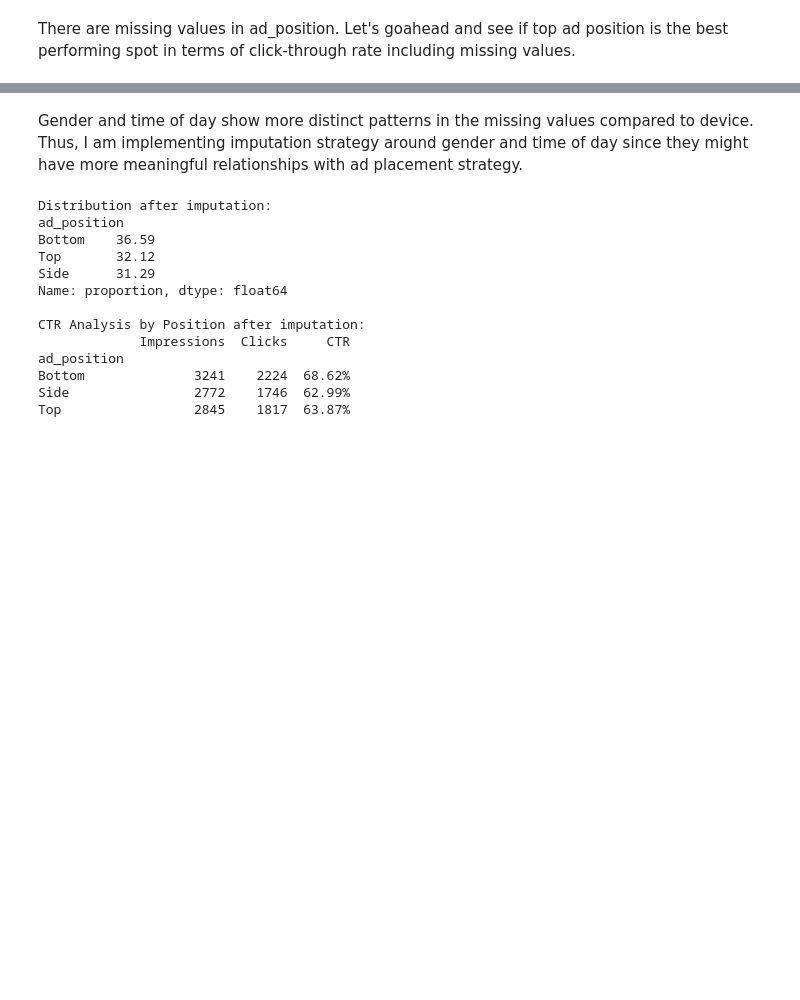
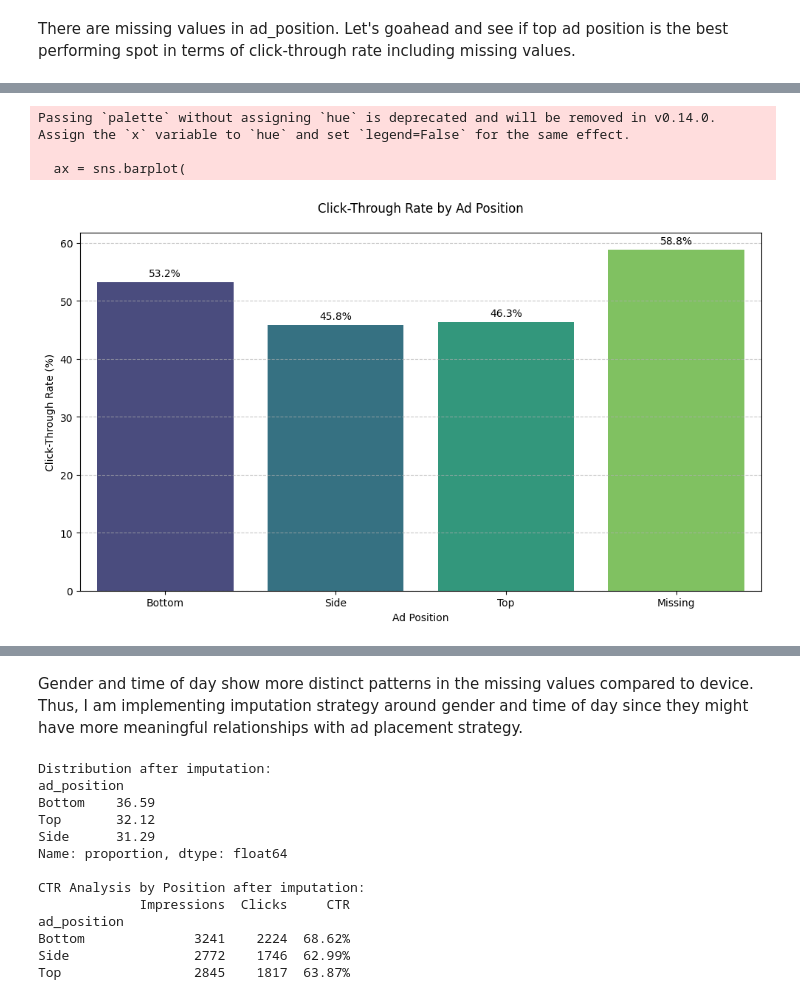
Before and after one commit to bebekim/kaggle-ad-prediction, a Jupyter notebook: mindset_challenge_alternative.ipynb, the cells around one changed output, grey strips where cells are left out. Drawn from its saved outputs; the diff is of its cells as text; code cells hidden in the pictures; blank space fills up the shorter version.

```diff
--- a/mindset_challenge_alternative.ipynb
+++ b/mindset_challenge_alternative.ipynb
@@ -70,0 +188,16 @@ Distribution of ad positions including NaN:
+# %%
+# Create Data Quality Score
+print("\n=== Data Quality Score ===")
+df_clean['data_quality_score'] = df_clean.apply(lambda x: sum([
+    not pd.isnull(x['age']),
+    not pd.isnull(x['gender']),
+    not pd.isnull(x['device_type']),
+    not pd.isnull(x['ad_position']),
+    not pd.isnull(x['browsing_history']),
+    not pd.isnull(x['time_of_day'])
+]), axis=1)
+
+print("\nData quality score distribution:")
+print(df_clean['data_quality_score'].value_counts(normalize=True).sort_index() * 100)
+
+df_clean.to_csv('ad_click_clean_dataset_quality.csv', index=False)
@@ -646,0 +448,41 @@ KeyError: 'conversion_value'
+# %%
+import seaborn as sns
+import matplotlib.pyplot as plt
+
+# This will be included in the google slide
+
+# For plotting, convert the index to string and replace NaN with 'Missing'
+plot_data = ctr_by_position.assign(
+    CTR_pct=lambda x: x['CTR'].str.rstrip('%').astype(float)
+)
+plot_data.index = plot_data.index.fillna('Missing')  # Replace NaN with 'Missing' in index
+
+
+# Create visualization
+plt.figure(figsize=(10, 6))
+ax = sns.barplot(
+    x=plot_data.index,
+    y='CTR_pct',
+    data=plot_data,
+    palette='viridis'
+)
+
+# Add value labels on top of bars
+for i, v in enumerate(plot_data['CTR_pct']):
+    ax.text(i, v + 1, f'{v:.1f}%', ha='center')
+
+# Customize the plot
+plt.title('Click-Through Rate by Ad Position', pad=20)
+plt.xlabel('Ad Position')
+plt.ylabel('Click-Through Rate (%)')
+
+# Add grid for better readability
+plt.grid(axis='y', linestyle='--', alpha=0.7)
+
+plt.tight_layout()
+plt.show()
+# %% [output]
+Passing `palette` without assigning `hue` is deprecated and will be removed in v0.14.0. Assign the `x` variable to `hue` and set `legend=False` for the same effect.
+
+  ax = sns.barplot(
+[figure, added]
```
Also changed, not shown: parts of 65 cells of this notebook, 6 other files.
